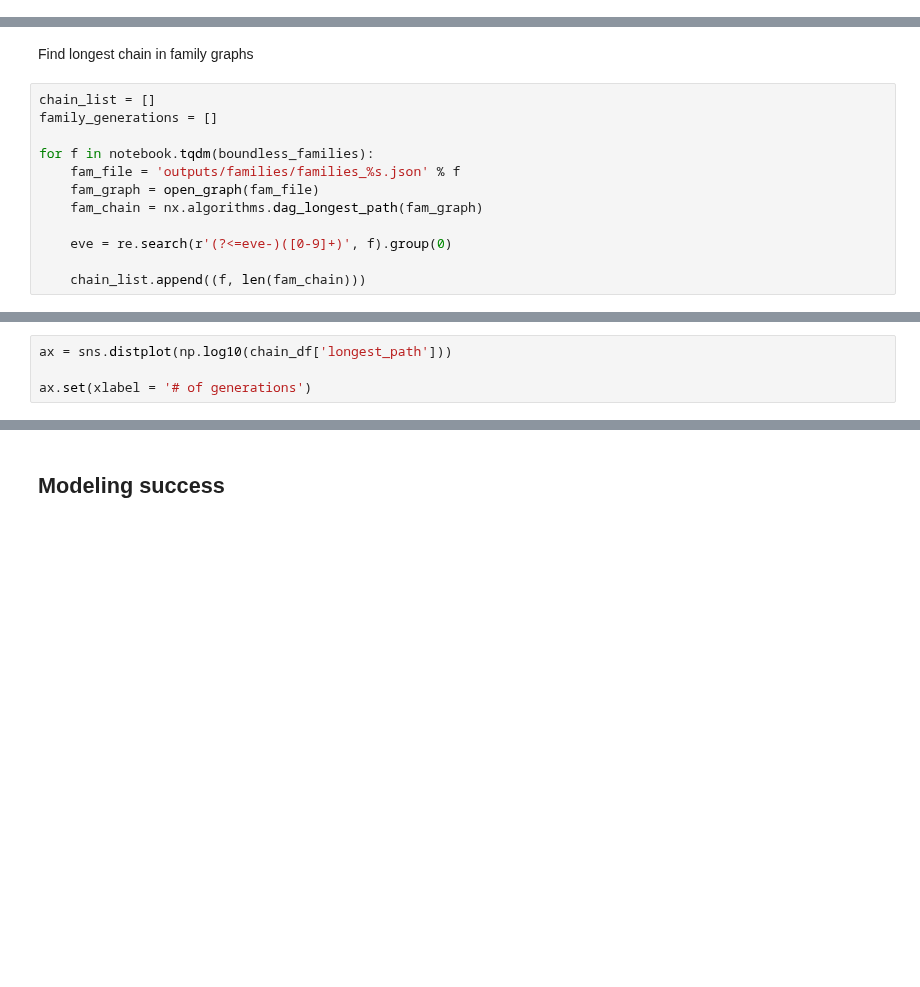
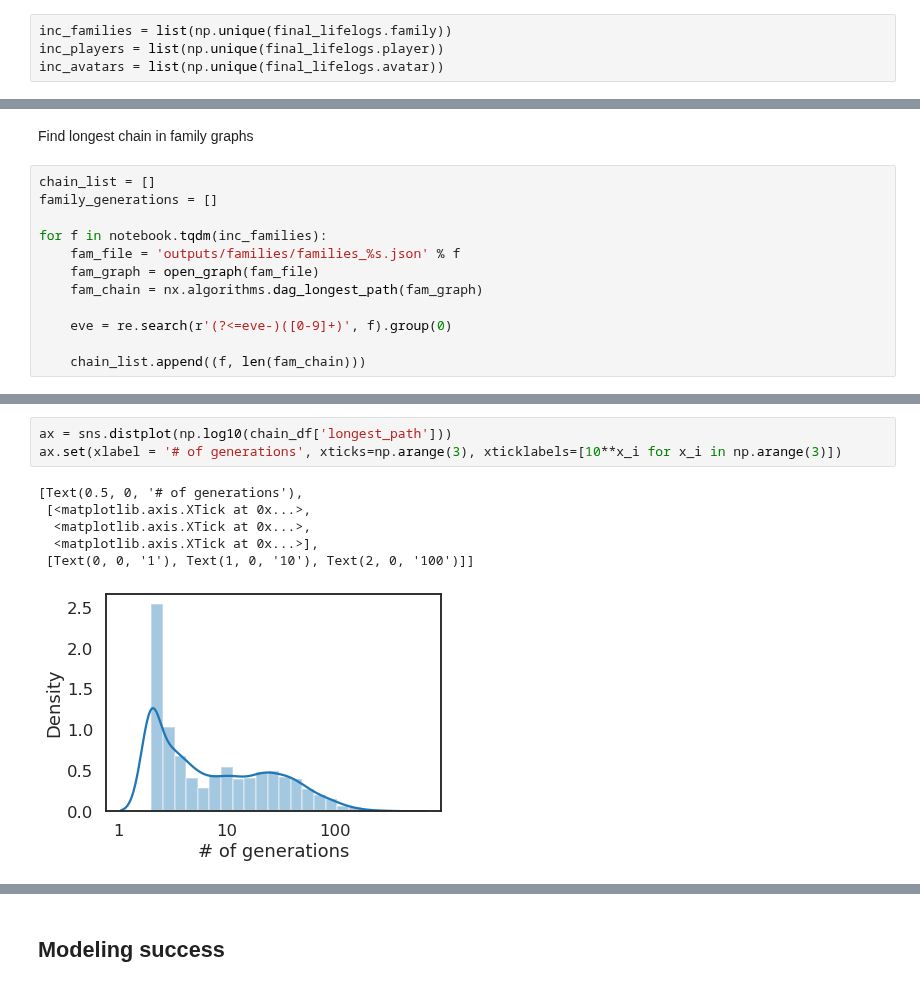
Before and after one commit to nataliavelez/OneHourOneLife, a Jupyter notebook: 2_demographics/2_3_lineage_success.ipynb, the cells around one changed output, grey strips where cells are left out. Drawn from its saved outputs; the diff is of its cells as text; blank space fills up the shorter version.

```diff
--- a/2_demographics/2_3_lineage_success.ipynb
+++ b/2_demographics/2_3_lineage_success.ipynb
@@ -138,3 +190,7 @@ print('%i unique players' % len(np.unique(boundless_df['player'])))
+# %%
+inc_families = list(np.unique(final_lifelogs.family))
+inc_players = list(np.unique(final_lifelogs.player))
+inc_avatars = list(np.unique(final_lifelogs.avatar))
 # %% [markdown]
 Lives per player in current sample:
 # %%
@@ -248,7 +305,7 @@ Find longest chain in family graphs
 chain_list = []
 family_generations = []
 
-for f in notebook.tqdm(boundless_families):
+for f in notebook.tqdm(inc_families):
     fam_file = 'outputs/families/families_%s.json' % f
     fam_graph = open_graph(fam_file)
     fam_chain = nx.algorithms.dag_longest_path(fam_graph)
@@ -264,6 +333,12 @@ chain_df['longest_path'].agg(['min', 'max', 'median'])
 # %%
 ax = sns.distplot(np.log10(chain_df['longest_path']))
-
-ax.set(xlabel = '# of generations')
+ax.set(xlabel = '# of generations', xticks=np.arange(3), xticklabels=[10**x_i for x_i in np.arange(3)])
+# %% [output]
+[Text(0.5, 0, '# of generations'),
+ [<matplotlib.axis.XTick at 0x...>,
+  <matplotlib.axis.XTick at 0x...>,
+  <matplotlib.axis.XTick at 0x...>],
+ [Text(0, 0, '1'), Text(1, 0, '10'), Text(2, 0, '100')]]
+[figure, added]
 # %%
 chain_df.sort_values(by='longest_path', ascending=False).head()
```
Also changed, not shown: parts of 67 cells of this notebook, 23 other files.
